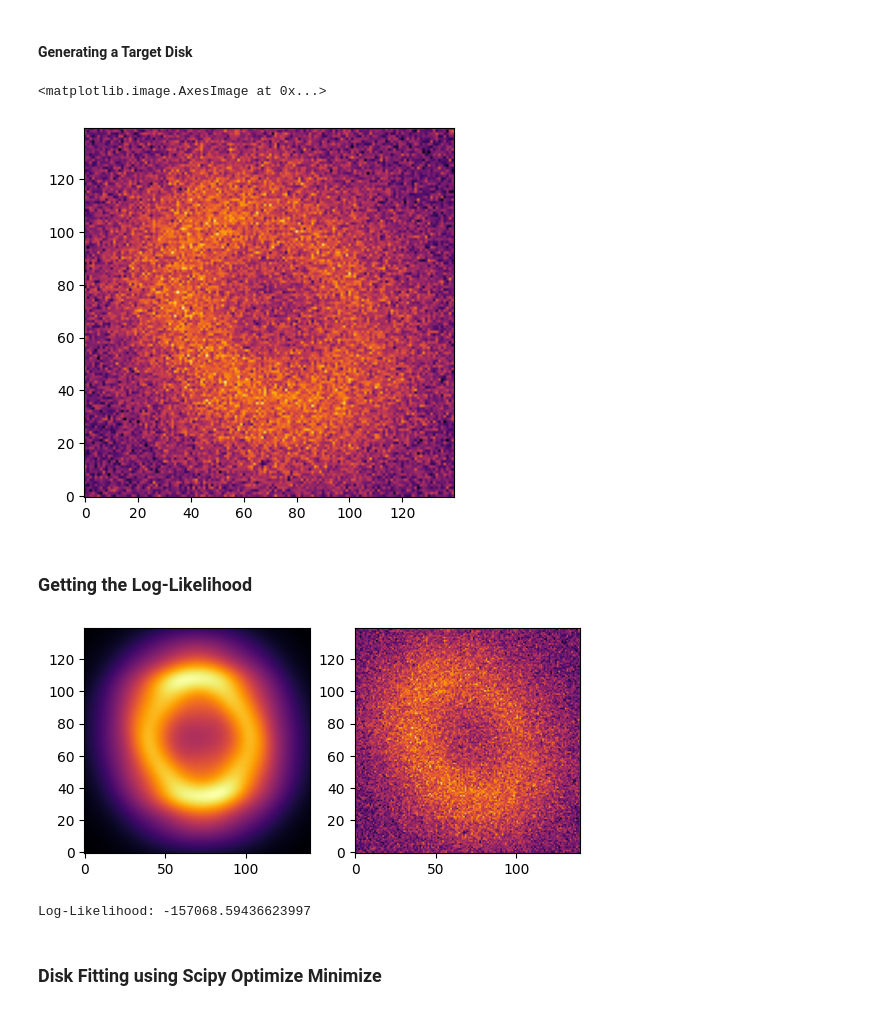
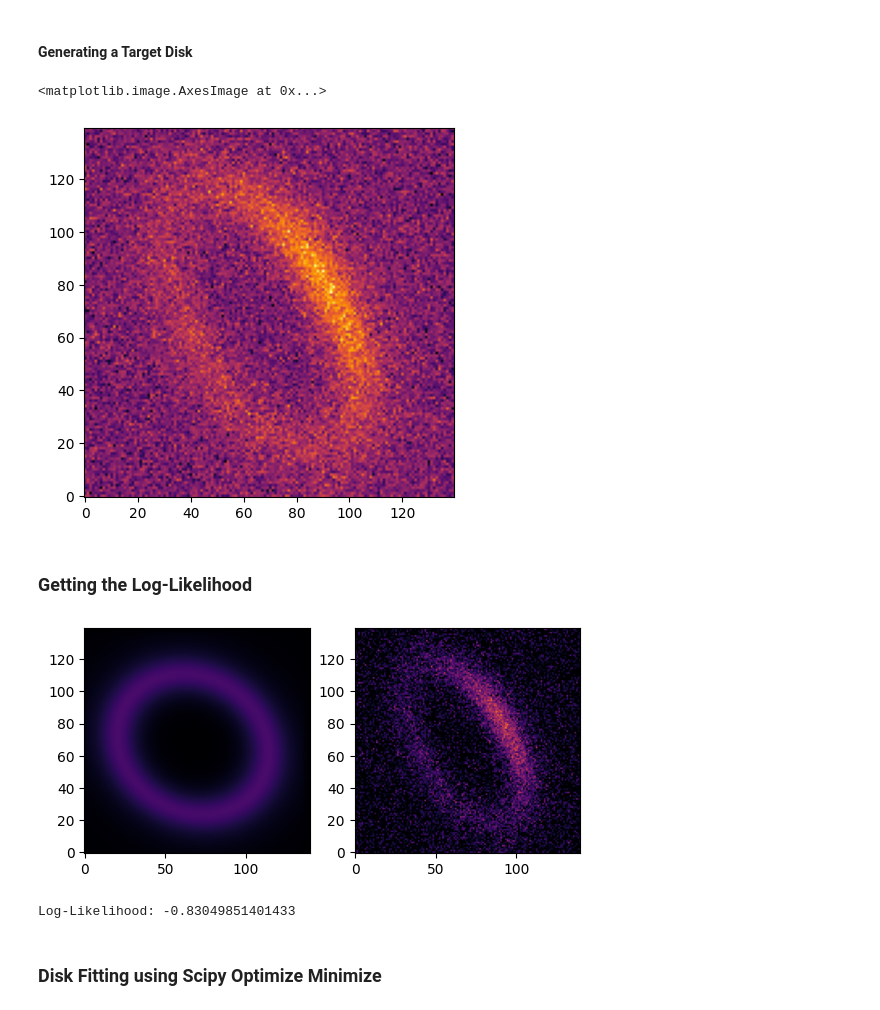
Before and after one commit to UCSB-Exoplanet-Polarimetry-Lab/GRaTeR-JAX, a Jupyter notebook: docs/tutorials/DiskTutorial.ipynb, the cells around one changed output. Drawn from its saved outputs; the diff is of its cells as text; code cells hidden in the pictures.

```diff
--- a/docs/tutorials/DiskTutorial.ipynb
+++ b/docs/tutorials/DiskTutorial.ipynb
@@ -70,7 +72,13 @@ disk_params['sma'] = 40
 disk_params['inclination'] = 60
 disk_params['position_angle'] = 30
 
-simple_disk_img = objective_model(disk_params, spf_params, psf_params, Parameter_Index.misc_params,
+# Initializing the misc parameter dictionary
+misc_params = Parameter_Index.misc_params
+
+# Setting flux_scaling to custom value
+misc_params['flux_scaling'] = 1e4
+
+simple_disk_img = objective_model(disk_params, spf_params, psf_params, misc_params,
                         ScatteredLightDisk, DustEllipticalDistribution2PowerLaws, DoubleHenyeyGreenstein_SPF, EMP_PSF)
 # %% [markdown]
 #### Disk Model Image
@@ -140,38 +98,50 @@ plt.imshow(nircam_disk_img, origin='lower', cmap='inferno')
 # %% [markdown]
 #### Generating a Target Disk
 # %%
-noise_level = 250
-noise = np.random.normal(0, noise_level, nircam_disk_img.shape)
-target_image = nircam_disk_img + noise
-err_map = jnp.ones(nircam_disk_img.shape)*noise_level
+noise_level = 1
+noise = np.random.normal(0, noise_level, simple_disk_img.shape)
+target_image = simple_disk_img + noise
+err_map = jnp.ones(simple_disk_img.shape)*noise_level
 plt.imshow(target_image, origin='lower', cmap='inferno')
 # %% [output]
 <matplotlib.image.AxesImage at 0x...>
-[figure, old version]
+[figure, new version]
 # %% [markdown]
 ### Getting the Log-Likelihood
 # %%
-start_spf_params = InterpolatedUnivariateSpline_SPF.params.copy()
-start_psf_params = Winnie_PSF.init(psfs, psf_inds_rolls, im_mask_rolls, psf_offsets, test_parangs, 46)
+EMP_PSF.img = emp_psf_image
 
-start_disk_params = Parameter_Index.disk_params.copy()
-start_disk_params['sma'] = 30
-start_disk_params['inclination'] = 45
-start_disk_params['position_angle'] = 10
-start_spf_params['knot_values'] = jnp.ones(6)
+# Using parameters dictionaries from SLD_utils
+start_spf_params = InterpolatedUnivariateSpline_SPF.params
+start_psf_params = EMP_PSF.params
 
-start_image = objective_model(start_disk_params, start_spf_params, start_psf_params, Parameter_Index.misc_params, ScatteredLightDisk,
-                              DustEllipticalDistribution2PowerLaws, InterpolatedUnivariateSpline_SPF, Winnie_PSF)
+# Initializing spline spf parameters
+start_spf_params['num_knots'] = 5
+start_spf_params['knot_values'] = jnp.ones(5)*0.1
+
+# Initializing the disk parameter dictionary (all the possible parameters that can be configured)
+start_disk_params = Parameter_Index.disk_params
+
+# Setting certain parameters to custom values
+start_disk_params['sma'] = 35
+start_disk_params['inclination'] = 30
+start_disk_params['position_angle'] = 60
+
+misc_params = Parameter_Index.misc_params
+misc_params['flux_scaling'] = 1e4
+
+start_image = objective_model(start_disk_params, start_spf_params, start_psf_params, Parameter_Index.misc_params,
+                        ScatteredLightDisk, DustEllipticalDistribution2PowerLaws, InterpolatedUnivariateSpline_SPF, EMP_PSF)
 
 fig, axes = plt.subplots(1, 2)
-axes[0].imshow(start_image, origin='lower', cmap='inferno')
-axes[1].imshow(target_image, origin='lower', cmap='inferno')
+axes[0].imshow(start_image, origin='lower', cmap='inferno', vmin=0, vmax=10)
+axes[1].imshow(target_image, origin='lower', cmap='inferno', vmin=0, vmax=10)
 plt.show()
 
 print(f'Log-Likelihood: {log_likelihood(start_image, target_image, err_map)}')
 # %% [output]
-[figure, old version]
+[figure, new version]
-Log-Likelihood: -157068.59436623997
+Log-Likelihood: -0.83049851401433
 # %% [markdown]
 ### Disk Fitting using Scipy Optimize Minimize
 # %%
```
Also changed, not shown: parts of 17 cells of this notebook, 14 other files.
